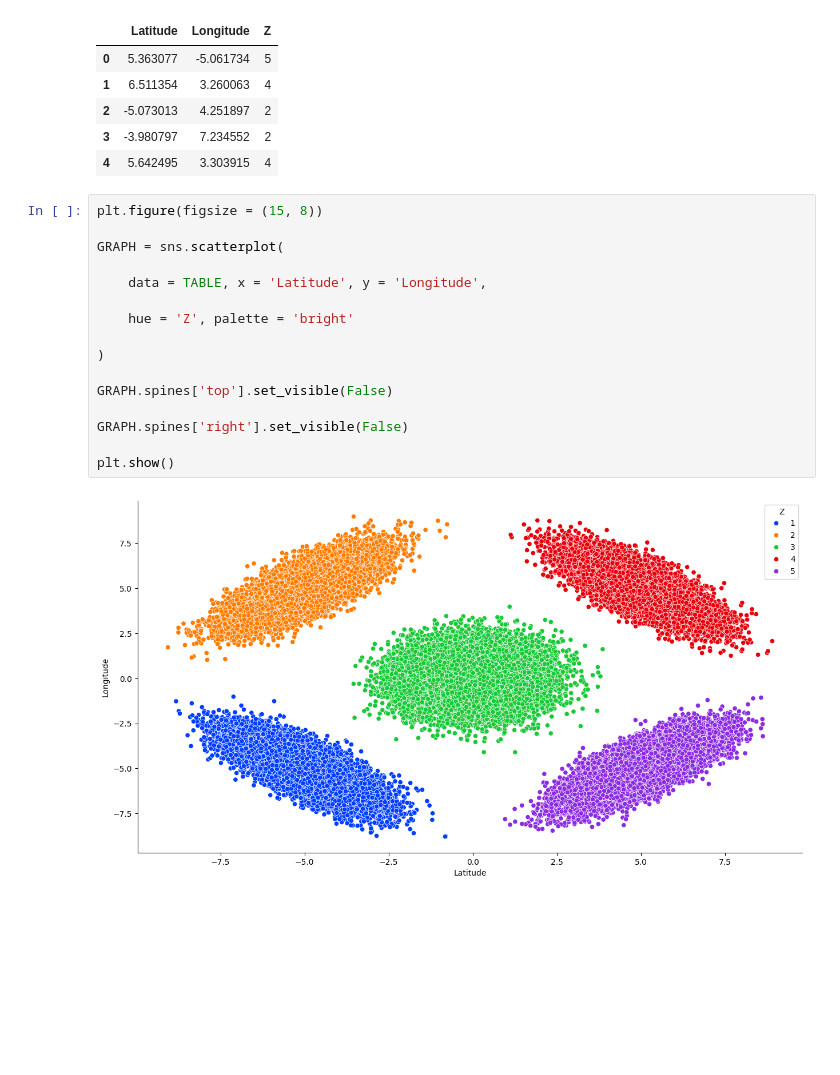
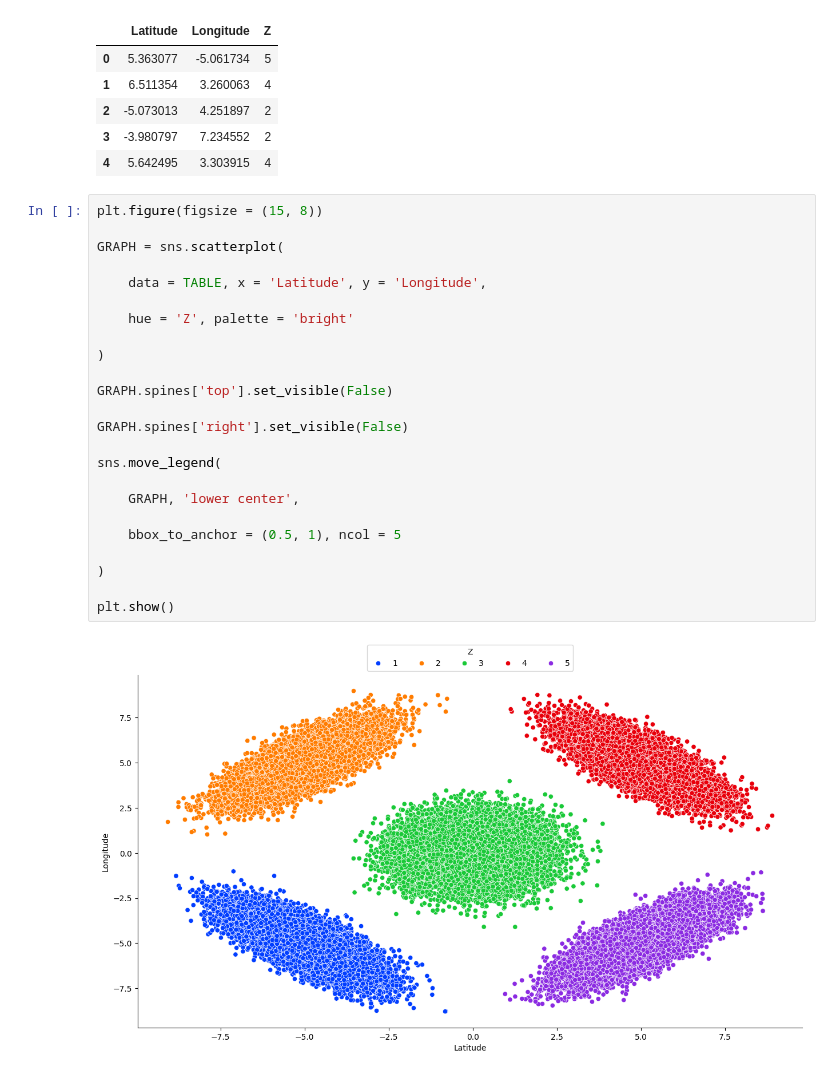
Before and after one commit to icruz24soaresrj2003/GaussianMixtureModel, a Jupyter notebook: GaussianMixtureModel.ipynb, the cells around one changed output. Drawn from its saved outputs; the diff is of its cells as text; blank space fills up the shorter version.

```diff
--- a/GaussianMixtureModel.ipynb
+++ b/GaussianMixtureModel.ipynb
@@ -195,18 +195,26 @@ TABLE.head()
 # %%
 plt.figure(figsize = (15, 8))
 
 GRAPH = sns.scatterplot(
 
     data = TABLE, x = 'Latitude', y = 'Longitude',
 
     hue = 'Z', palette = 'bright'
 
 )
 
 GRAPH.spines['top'].set_visible(False)
 
 GRAPH.spines['right'].set_visible(False)
 
+sns.move_legend(
+
+    GRAPH, 'lower center',
+
+    bbox_to_anchor = (0.5, 1), ncol = 5
+
+)
+
 plt.show()
 # %% [output]
-[figure, old version]
+[figure, new version]
```
